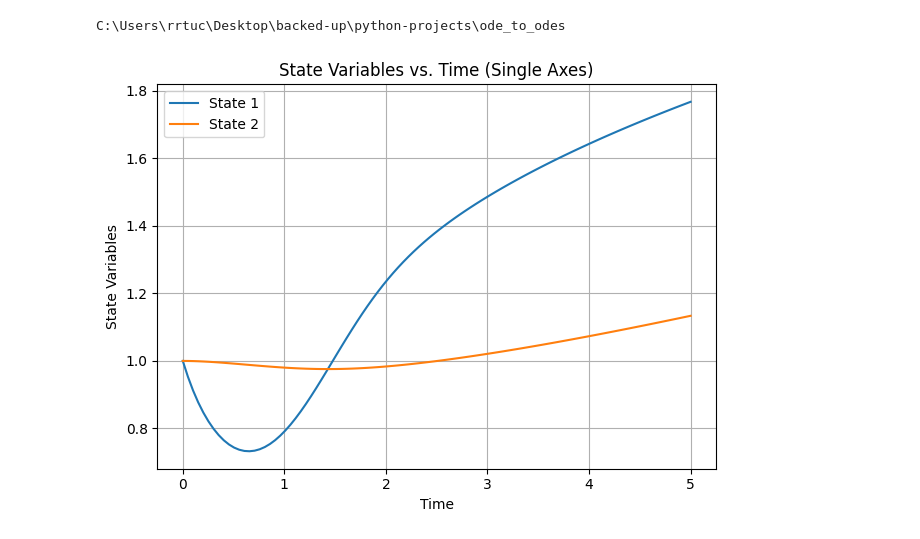
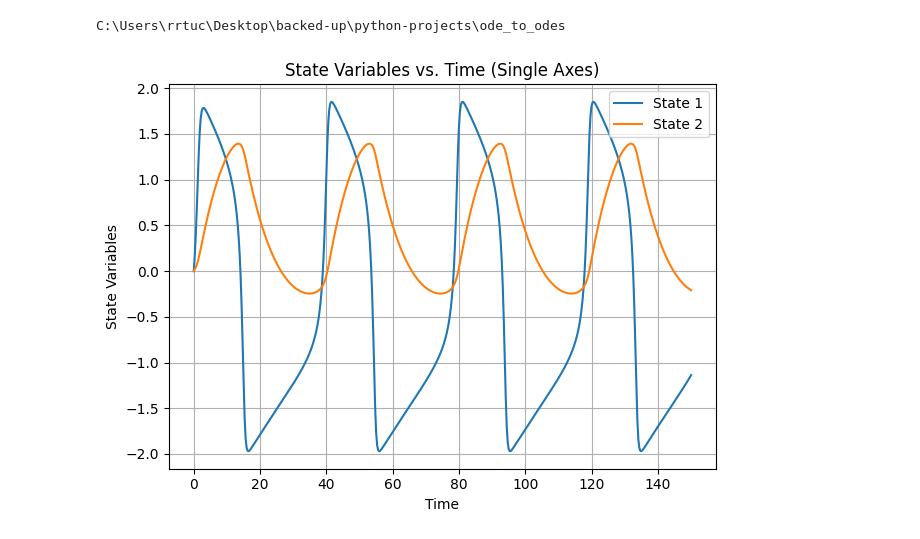
Before and after one commit to rrtucci/ode_to_odes, a Jupyter notebook: jupyter_notebooks/fitz-naguno.ipynb, the cells around one changed output. Cells and saved outputs as stored; diff of their text form; code cells hidden in the pictures.

```diff
--- a/jupyter_notebooks/fitz-naguno.ipynb
+++ b/jupyter_notebooks/fitz-naguno.ipynb
@@ -22,32 +22,34 @@ C:\Users\rrtuc\Desktop\backed-up\python-projects\ode_to_odes
 # %%
 #  Imports
 import numpy as np
 from scipy.integrate import solve_ivp
 from ode_helpers import state_plotter
 
 #  Define derivative function
 def f(t, y, c):
-    ydot = [y[0]-y[0]**3 - y[1] + t,
-            c[0]*(y[0]-c[1]*y[1])]
+    ydot = [y[0]-y[0]**3/3 - y[1] + c[0],
+            (1/c[1])*(y[0] + c[2] - c[3]*y[1])]
     return ydot
 
 #  Define time spans, initial values, and constants
-tspan = np.linspace(0, 5, 100)
-yinit = [1, 1]
+tspan = np.linspace(0, 150, 500)
+yinit = [0, 0]
 
-epsilon = .1
-gamma = 1
-c = (epsilon, gamma)
+R= .5
+tau= 12.5
+a= .7
+b=.8
+c = (R, tau, a, b)
 
 
 #  Solve differential equation
 sol = solve_ivp(lambda t,
                 y: f(t, y, c),
                 [tspan[0], tspan[-1]],
                 yinit,
                 t_eval=tspan,
                 rtol = 1e-5)
 #  Plot states
 state_plotter(sol.t, sol.y)
 # %% [output]
-[figure, old version]
+[figure, new version]
```
Also changed, not shown: parts of 1 cell of this notebook, 5 other files.
